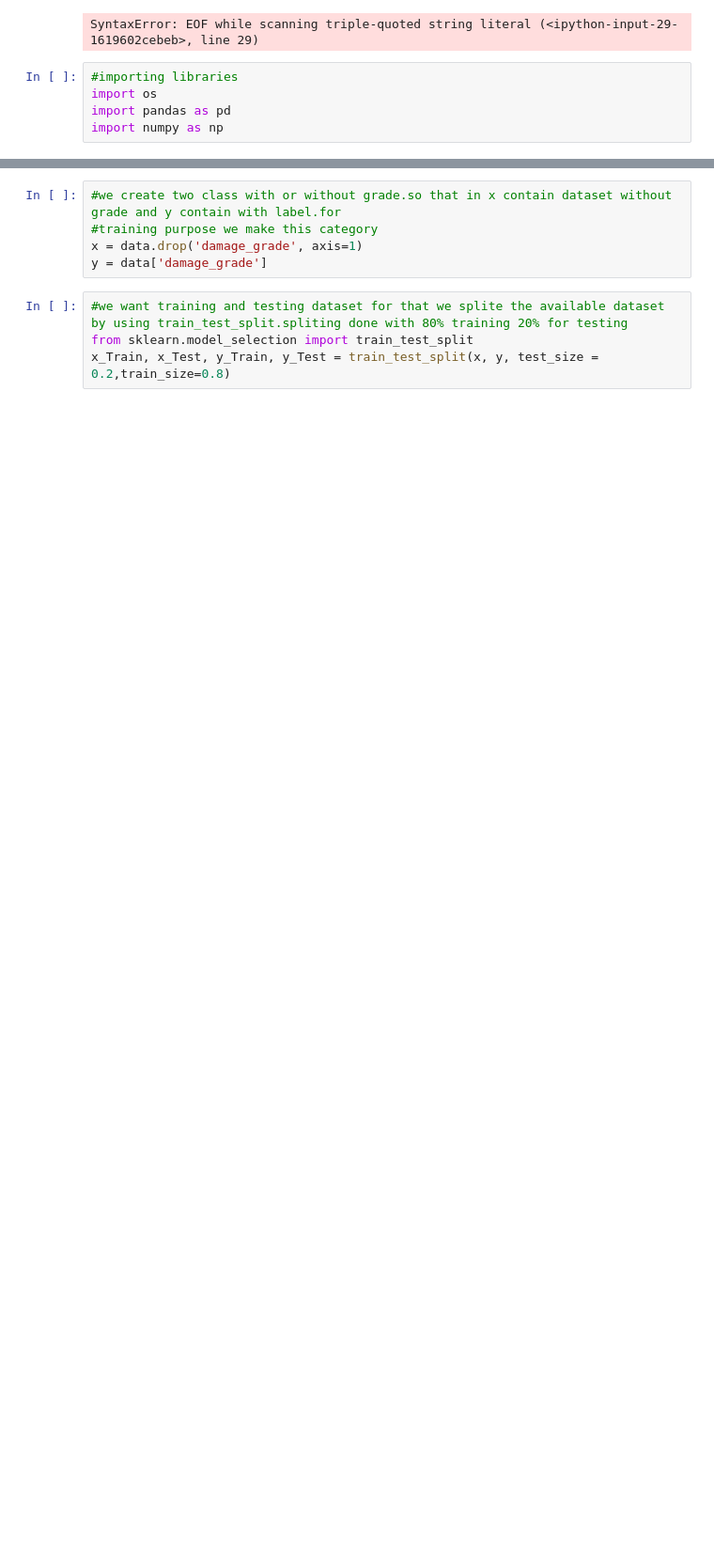
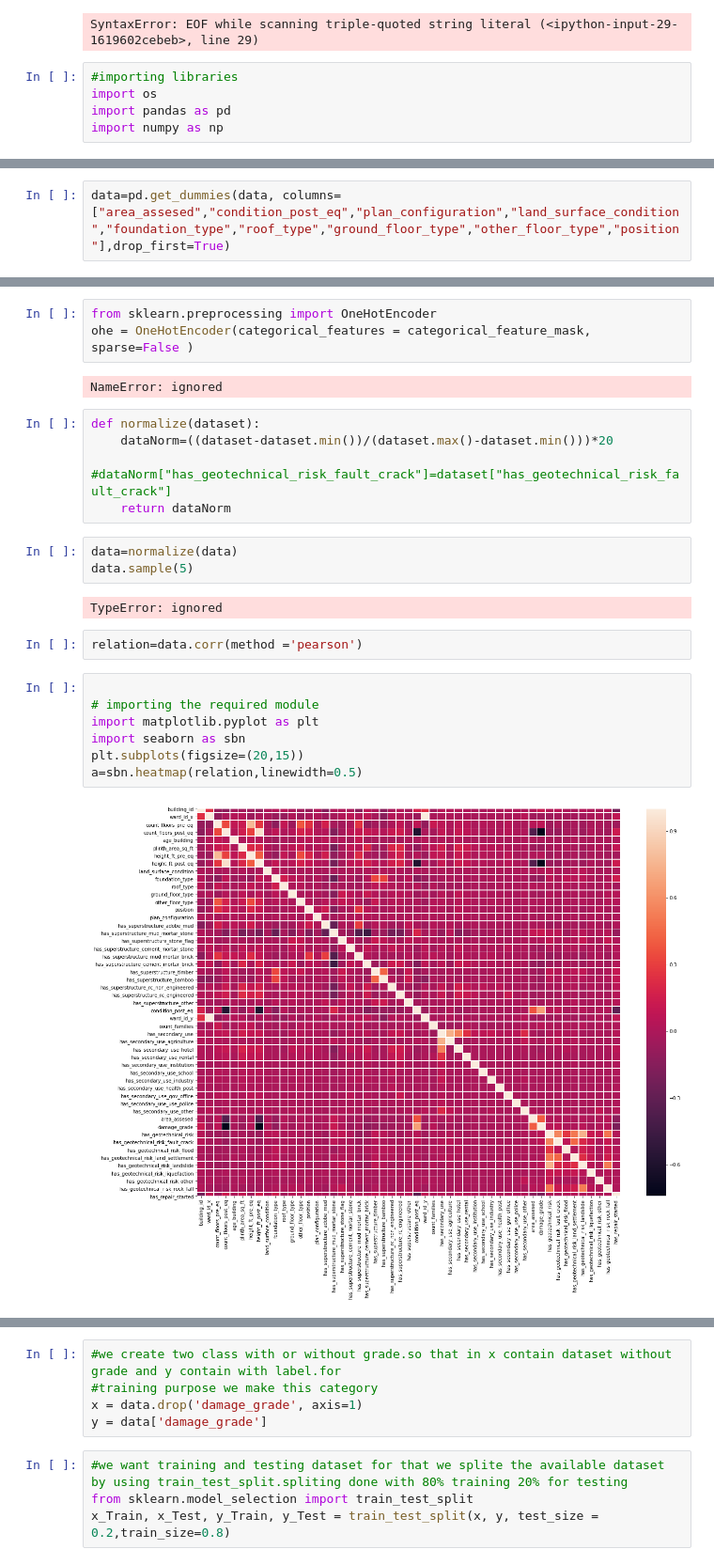
Before and after one commit to Alfonza/earthquake1, a Jupyter notebook: randomforest.ipynb, the cells around one changed output, grey strips where cells are left out. Shown at 94% size. Drawn from its saved outputs; the diff is of its cells as text; blank space fills up the shorter version.

```diff
--- a/randomforest.ipynb
+++ b/randomforest.ipynb
@@ -87,0 +189,2 @@ for i in range(len(data)):
+# %%
+data=pd.get_dummies(data, columns=["area_assesed","condition_post_eq","plan_configuration","land_surface_condition","foundation_type","roof_type","ground_floor_type","other_floor_type","position"],drop_first=True)
@@ -87,0 +200,26 @@ for i in range(len(data)):
+# %%
+from sklearn.preprocessing import OneHotEncoder
+ohe = OneHotEncoder(categorical_features = categorical_feature_mask, sparse=False )
+# %% [output]
+NameError: ignored
+# %%
+def normalize(dataset):
+    dataNorm=((dataset-dataset.min())/(dataset.max()-dataset.min()))*20
+    #dataNorm["has_geotechnical_risk_fault_crack"]=dataset["has_geotechnical_risk_fault_crack"]
+    return dataNorm
+# %%
+data=normalize(data)
+data.sample(5)
+# %% [output]
+TypeError: ignored
+# %%
+relation=data.corr(method ='pearson')
+# %%
+
+# importing the required module
+import matplotlib.pyplot as plt
+import seaborn as sbn
+plt.subplots(figsize=(20,15))
+a=sbn.heatmap(relation,linewidth=0.5)
+# %% [output]
+[figure, added]
```
Also changed, not shown: parts of 36 cells of this notebook.
